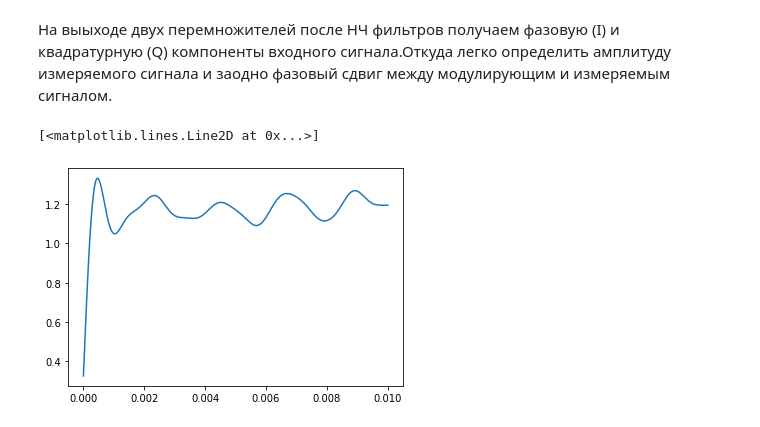
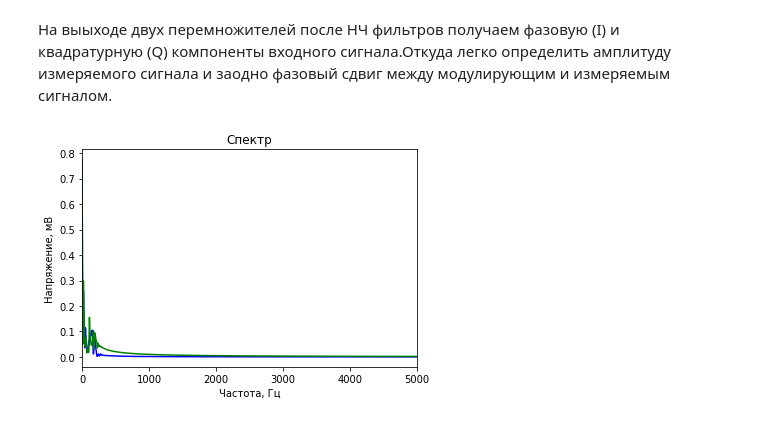
Before and after one commit to bakulev/jupyter_test, a Jupyter notebook: lock-in-demo.ipynb, the cells around one changed output. Saved outputs shown, nothing was run; the diff lists cells and outputs as text; code cells hidden in the pictures.

```diff
--- a/lock-in-demo.ipynb
+++ b/lock-in-demo.ipynb
@@ -45,26 +39,26 @@ plt.legend(loc=(0.25,0.75), scatterpoints=1)
 <matplotlib.legend.Legend at 0x...>
 [figure]
 # %%
-FD = 2200000 # частота дискретизации, отсчётов в секунду
+FD = 22050 # частота дискретизации, отсчётов в секунду
 # а это значит, что в дискретном сигнале представлены частоты от нуля до 11025 Гц (это и есть теорема Котельникова)
-T = 0.01 # время 0.01 сек
+T = 0.1 # время 0.01 сек
 t = np.arange(0, T, 1.0/FD); # time points in range
 def sine_wave(freq, phase=0):
     ph_rad = (phase/360.0)*(2.0*np.pi)
     return np.sin((2 * np.pi * freq * t) + ph_rad)
 # define of input signal
 def input_signal():
-    add1 = 0.01 * sine_wave(50) # 50Hz from power
-    signal = sine_wave(550000, 0)
-    signal = signal * np.sin(2 * np.pi * 220 * t + (90/360.0)*(2.0*np.pi)) # 440 Hz sound modulation
-    add2 = 0.01 * sine_wave(2500) # additional
-    noise = uniform(-2.2,2.2,len(t))
+    add1 = 2 * sine_wave(50) # 50Hz from power
+    signal = 2 * sine_wave(441, 40)
+    signal = signal * (1 + np.sin(2 * np.pi * 22.05 * t + (90/360.0)*(2.0*np.pi))) # 440 Hz sound modulation
+    add2 = 2 * sine_wave(2500) # additional
+    noise = uniform(-8.2,8.2,len(t))
     return signal + add1 + add2 + noise
 # define of input signal
 def reference_signal():
-    return sine_wave(550000, 0)
+    return sine_wave(441, 0)
 def reference_signal_quad():
-    return sine_wave(550000, 90)
+    return sine_wave(441, 90)
 
 mult = input_signal() * reference_signal()
 mult_quad = input_signal() * reference_signal_quad()
@@ -107,12 +97,23 @@ plt.plot(r)
 # %% [markdown]
  На выыходе двух перемножителей после НЧ фильтров получаем фазовую (I) и квадратурную (Q) компоненты входного сигнала.Откуда легко определить амплитуду измеряемого сигнала и заодно фазовый сдвиг между модулирующим и измеряемым сигналом.
 # %%
+plt.xlabel(u'Частота, Гц')
+plt.xlim(0,5000)
+plt.ylabel(u'Напряжение, мВ')
+plt.title(u'Спектр')
+
 # делаем фильтрацию лоу пасс фильтром.
-fc = 1000  # Cut-off frequency of the filter
+fc = 200  # Cut-off frequency of the filter
 w = fc / (FD / 2) # Normalize the frequency
+
 b, a = signal.butter(5, w, 'low')
-output = signal.filtfilt(b, a, r)
-plt.plot(t, output, label='filtered')
+mult_filt = signal.filtfilt(b, a, mult)
+spectrum_mult_filt = rfft(mult_filt)
+plt.plot(rfftfreq(len(t), 1./FD), np.abs(spectrum_mult_filt)/len(t), 'b'); # ';' for supress output
+
+b, a = signal.butter(5, w, 'low')
+mult_quad_filt = signal.filtfilt(b, a, mult_quad)
+spectrum_mult_quad_filt = rfft(mult_quad_filt)
+plt.plot(rfftfreq(len(t), 1./FD), np.abs(spectrum_mult_quad_filt)/len(t), 'g'); # ';' for supress output
 # %% [output]
-[<matplotlib.lines.Line2D at 0x...>]
-[figure, old version]
+[figure, new version]
```
Also changed, not shown: parts of 7 cells of this notebook.
